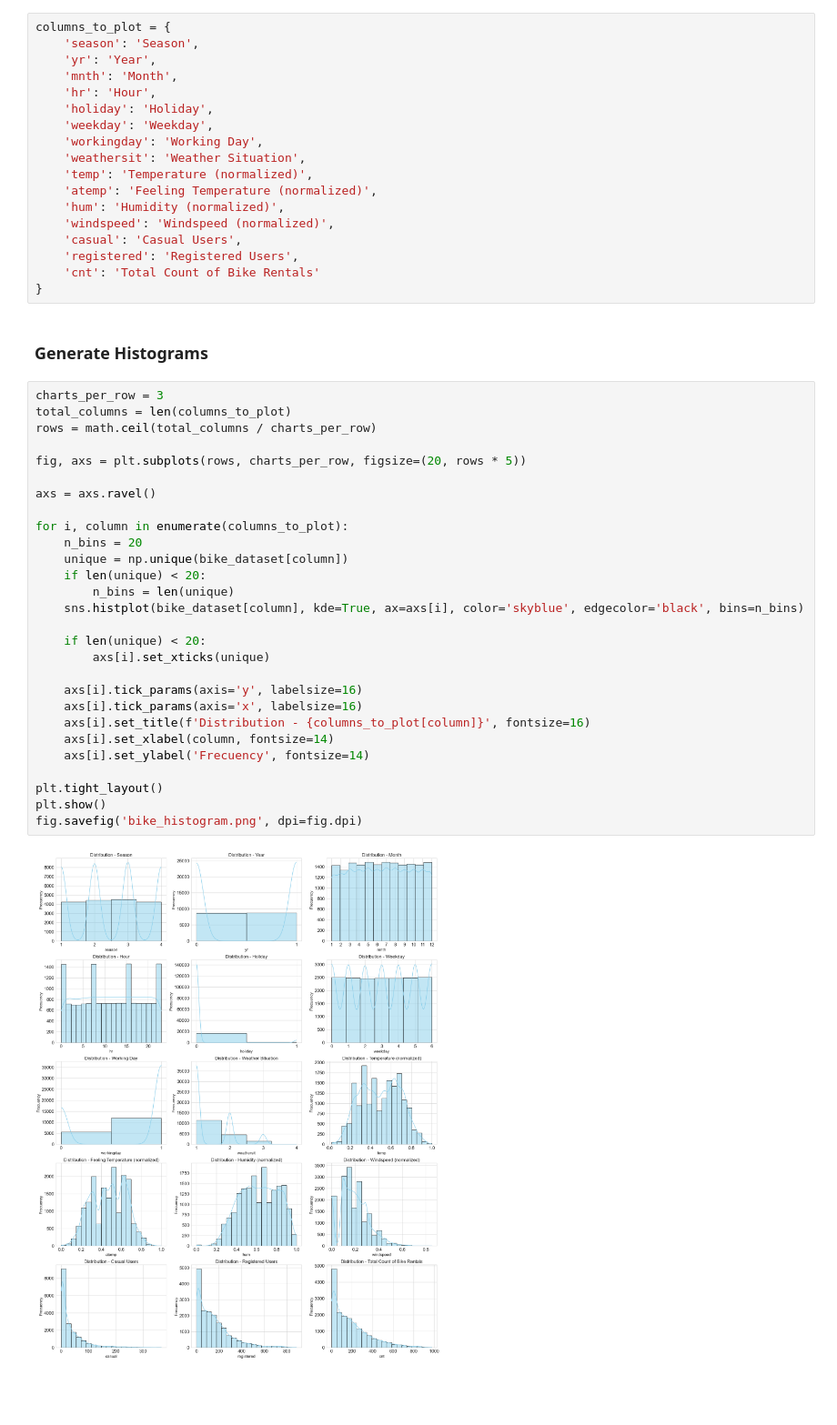
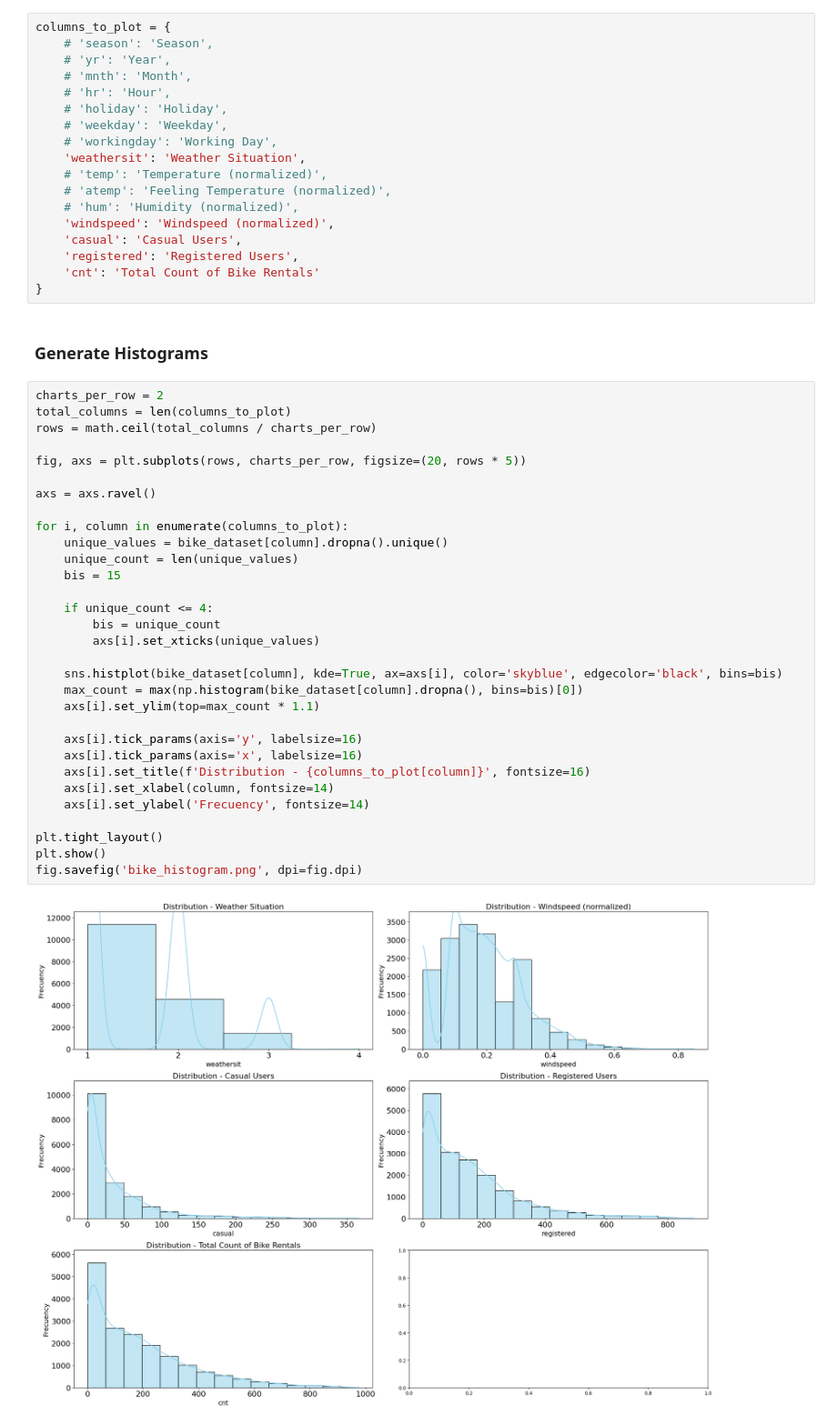
Before and after one commit to richardbinder/MachineLearning2024S, a Jupyter notebook: Exercise0/bike_dataset/processing_bike_dataset.ipynb, the cells around one changed output. Shown: that part at 91% size. Cells and saved outputs as stored; diff of their text form; blank space fills up the shorter version.

Commit message:
Update histograms

```diff
--- a/Exercise0/bike_dataset/processing_bike_dataset.ipynb
+++ b/Exercise0/bike_dataset/processing_bike_dataset.ipynb
@@ -29,17 +29,17 @@ bike_dataset
 ### Define the attributes to include in the Histograms
 # %%
 columns_to_plot = {
-    'season': 'Season',
-    'yr': 'Year',
-    'mnth': 'Month',
-    'hr': 'Hour',
-    'holiday': 'Holiday',
-    'weekday': 'Weekday',
-    'workingday': 'Working Day',
+    # 'season': 'Season',
+    # 'yr': 'Year',
+    # 'mnth': 'Month',
+    # 'hr': 'Hour',
+    # 'holiday': 'Holiday',
+    # 'weekday': 'Weekday',
+    # 'workingday': 'Working Day',
     'weathersit': 'Weather Situation',
-    'temp': 'Temperature (normalized)',
-    'atemp': 'Feeling Temperature (normalized)',
-    'hum': 'Humidity (normalized)',
+    # 'temp': 'Temperature (normalized)',
+    # 'atemp': 'Feeling Temperature (normalized)',
+    # 'hum': 'Humidity (normalized)',
     'windspeed': 'Windspeed (normalized)',
     'casual': 'Casual Users',
     'registered': 'Registered Users',
@@ -48,32 +48,35 @@ columns_to_plot = {
 # %% [markdown]
 ### Generate Histograms
 # %%
-charts_per_row = 3
+charts_per_row = 2
 total_columns = len(columns_to_plot)
 rows = math.ceil(total_columns / charts_per_row)
 
 fig, axs = plt.subplots(rows, charts_per_row, figsize=(20, rows * 5))
 
 axs = axs.ravel()
 
 for i, column in enumerate(columns_to_plot):
-    n_bins = 20
-    unique = np.unique(bike_dataset[column])
-    if len(unique) < 20:
-        n_bins = len(unique)
-    sns.histplot(bike_dataset[column], kde=True, ax=axs[i], color='skyblue', edgecolor='black', bins=n_bins)
+    unique_values = bike_dataset[column].dropna().unique()
+    unique_count = len(unique_values)
+    bis = 15
 
-    if len(unique) < 20:
-        axs[i].set_xticks(unique)
+    if unique_count <= 4:
+        bis = unique_count
+        axs[i].set_xticks(unique_values)
+
+    sns.histplot(bike_dataset[column], kde=True, ax=axs[i], color='skyblue', edgecolor='black', bins=bis)
+    max_count = max(np.histogram(bike_dataset[column].dropna(), bins=bis)[0])
+    axs[i].set_ylim(top=max_count * 1.1)
 
     axs[i].tick_params(axis='y', labelsize=16)
     axs[i].tick_params(axis='x', labelsize=16)
     axs[i].set_title(f'Distribution - {columns_to_plot[column]}', fontsize=16)
     axs[i].set_xlabel(column, fontsize=14)
     axs[i].set_ylabel('Frecuency', fontsize=14)
 
 plt.tight_layout()
 plt.show()
 fig.savefig('bike_histogram.png', dpi=fig.dpi)
 # %% [output]
-[figure, old version]
+[figure, new version]
```
Also changed, not shown: 6 other files.
